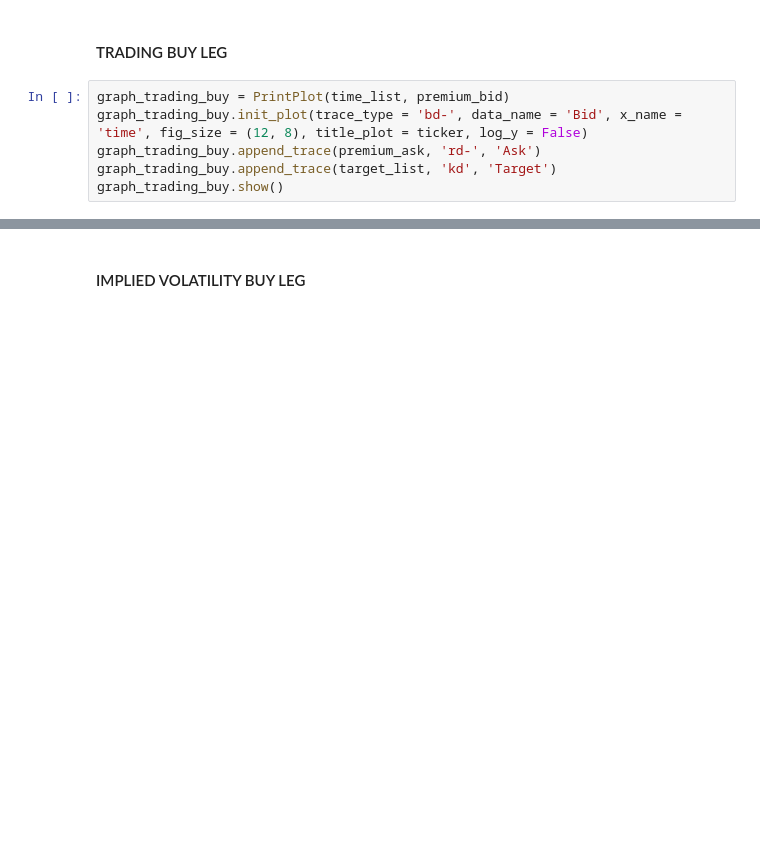
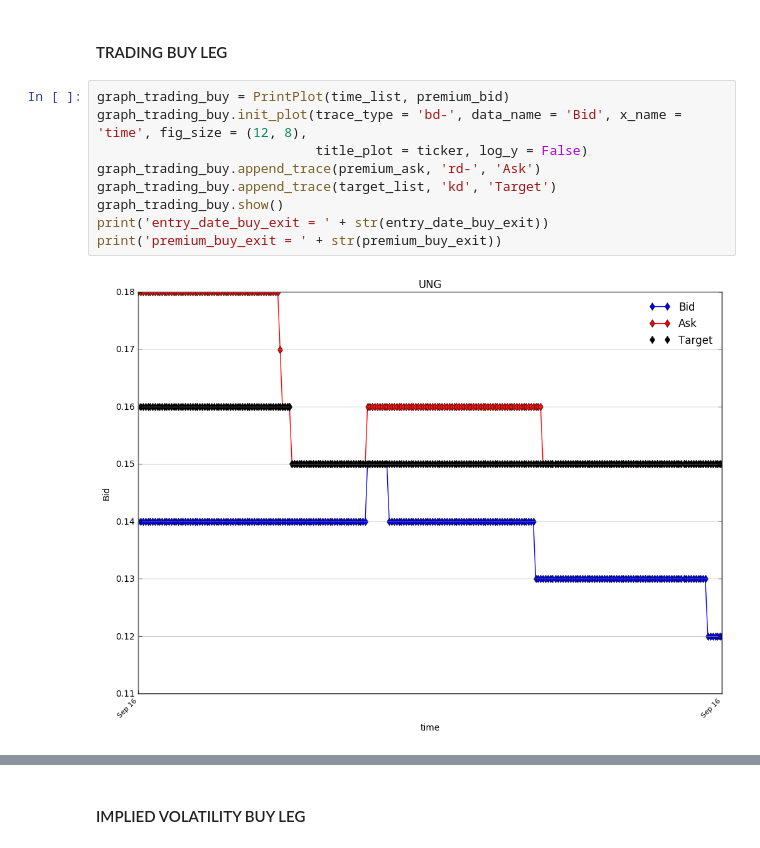
Before and after one commit to sergiosd/jupyter, a Jupyter notebook: TRADING CREDIT SPREAD.ipynb, the cells around one changed output, grey strips where cells are left out. Drawn from its saved outputs; the diff is of its cells as text; blank space fills up the shorter version.

```diff
--- a/TRADING CREDIT SPREAD.ipynb
+++ b/TRADING CREDIT SPREAD.ipynb
@@ -392,7 +402,12 @@ graph.show()
 #### TRADING BUY LEG
 # %%
 graph_trading_buy = PrintPlot(time_list, premium_bid)
-graph_trading_buy.init_plot(trace_type = 'bd-', data_name = 'Bid', x_name = 'time', fig_size = (12, 8), title_plot = ticker, log_y = False)
+graph_trading_buy.init_plot(trace_type = 'bd-', data_name = 'Bid', x_name = 'time', fig_size = (12, 8),
+                            title_plot = ticker, log_y = False)
 graph_trading_buy.append_trace(premium_ask, 'rd-', 'Ask')
 graph_trading_buy.append_trace(target_list, 'kd', 'Target')
 graph_trading_buy.show()
+print('entry_date_buy_exit = ' + str(entry_date_buy_exit))
+print('premium_buy_exit = ' + str(premium_buy_exit))
+# %% [output]
+[figure, added]
```
Also changed, not shown: parts of 9 cells of this notebook.
